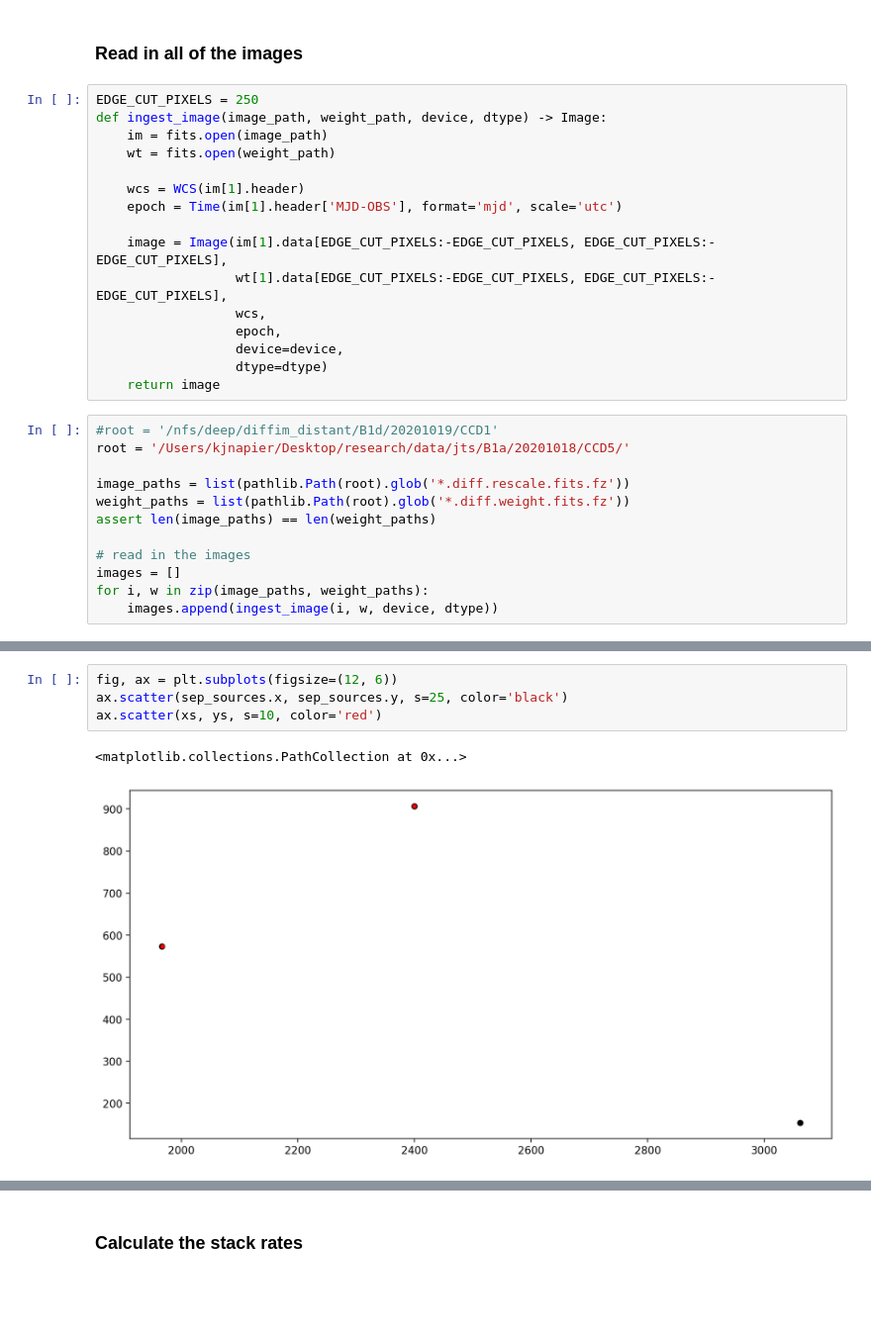
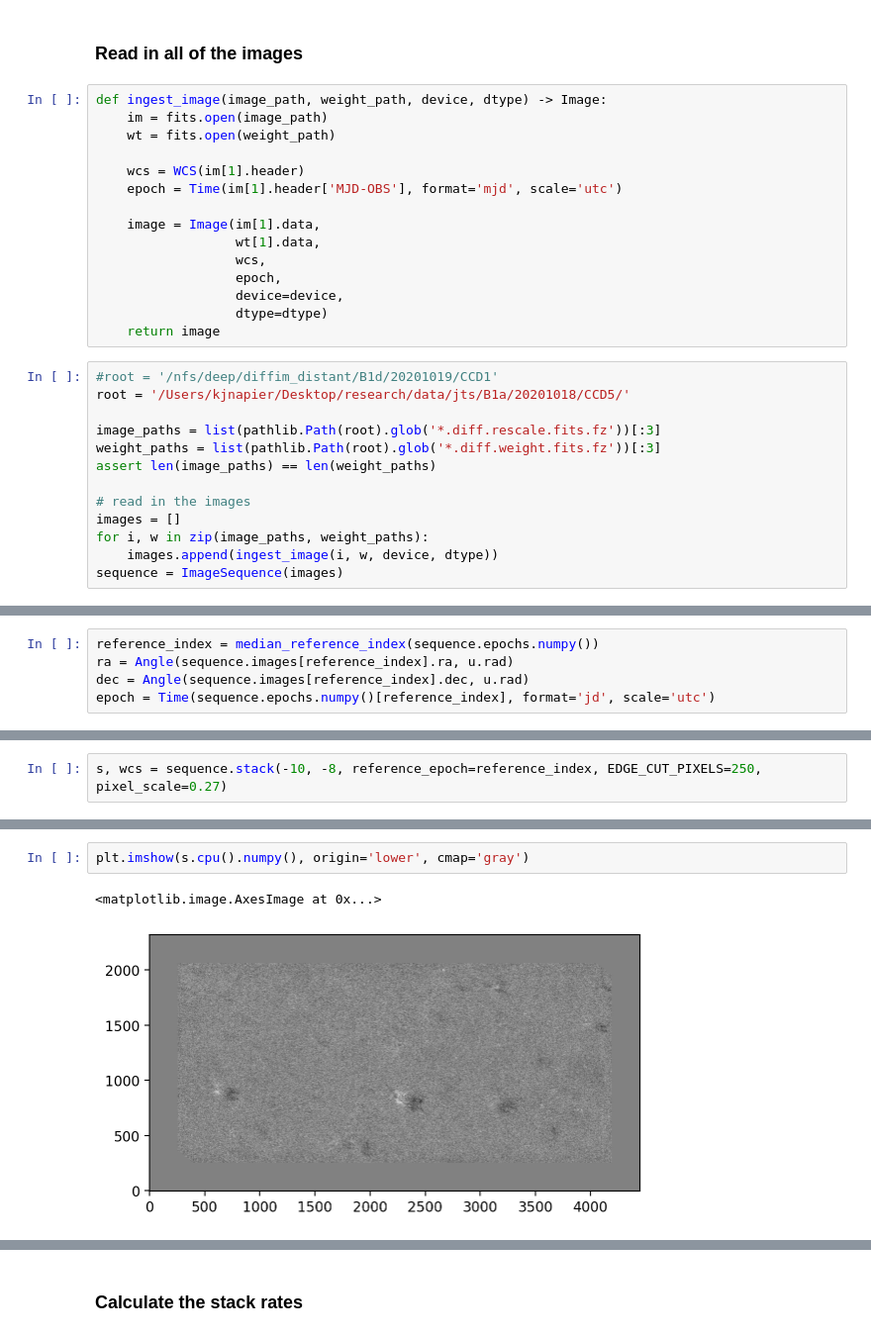
Before and after one commit to kjnapier/heliostack, a Jupyter notebook: notebooks/stack.ipynb, the cells around one changed output, grey strips where cells are left out. Shown at 99% size. Cells and saved outputs as stored; diff of their text form; blank space fills up the shorter version.

```diff
--- a/notebooks/stack.ipynb
+++ b/notebooks/stack.ipynb
@@ -43,7 +65,6 @@ def stack(images: list[Image]):
 # %% [markdown]
 ### Read in all of the images
 # %%
-EDGE_CUT_PIXELS = 250
 def ingest_image(image_path, weight_path, device, dtype) -> Image:
     im = fits.open(image_path)
     wt = fits.open(weight_path)
@@ -51,8 +72,8 @@ def ingest_image(image_path, weight_path, device, dtype) -> Image:
     wcs = WCS(im[1].header)
     epoch = Time(im[1].header['MJD-OBS'], format='mjd', scale='utc')
 
-    image = Image(im[1].data[EDGE_CUT_PIXELS:-EDGE_CUT_PIXELS, EDGE_CUT_PIXELS:-EDGE_CUT_PIXELS],
-                  wt[1].data[EDGE_CUT_PIXELS:-EDGE_CUT_PIXELS, EDGE_CUT_PIXELS:-EDGE_CUT_PIXELS],
+    image = Image(im[1].data,
+                  wt[1].data,
                   wcs,
                   epoch,
                   device=device,
@@ -62,11 +83,12 @@ def ingest_image(image_path, weight_path, device, dtype) -> Image:
 #root = '/nfs/deep/diffim_distant/B1d/20201019/CCD1'
 root = '/Users/kjnapier/Desktop/research/data/jts/B1a/20201018/CCD5/'
 
-image_paths = list(pathlib.Path(root).glob('*.diff.rescale.fits.fz'))
-weight_paths = list(pathlib.Path(root).glob('*.diff.weight.fits.fz'))
+image_paths = list(pathlib.Path(root).glob('*.diff.rescale.fits.fz'))[:3]
+weight_paths = list(pathlib.Path(root).glob('*.diff.weight.fits.fz'))[:3]
 assert len(image_paths) == len(weight_paths)
 
 # read in the images
 images = []
 for i, w in zip(image_paths, weight_paths):
     images.append(ingest_image(i, w, device, dtype))
+sequence = ImageSequence(images)
@@ -100,0 +95,5 @@ Wall time: 131 ms
+# %%
+reference_index = median_reference_index(sequence.epochs.numpy())
+ra = Angle(sequence.images[reference_index].ra, u.rad)
+dec = Angle(sequence.images[reference_index].dec, u.rad)
+epoch = Time(sequence.epochs.numpy()[reference_index], format='jd', scale='utc')
@@ -100,0 +104,2 @@ Wall time: 131 ms
+# %%
+s, wcs = sequence.stack(-10, -8, reference_epoch=reference_index, EDGE_CUT_PIXELS=250, pixel_scale=0.27)
@@ -122,7 +113,5 @@ for x, y in zip(xs, ys):
-# %%
-fig, ax = plt.subplots(figsize=(12, 6))
-ax.scatter(sep_sources.x, sep_sources.y, s=25, color='black')
-ax.scatter(xs, ys, s=10, color='red')
-# %% [output]
-<matplotlib.collections.PathCollection at 0x...>
-[figure, removed]
+# %%
+plt.imshow(s.cpu().numpy(), origin='lower', cmap='gray')
+# %% [output]
+<matplotlib.image.AxesImage at 0x...>
+[figure, added]
```
Also changed, not shown: parts of 12 cells of this notebook, 12 other files.
